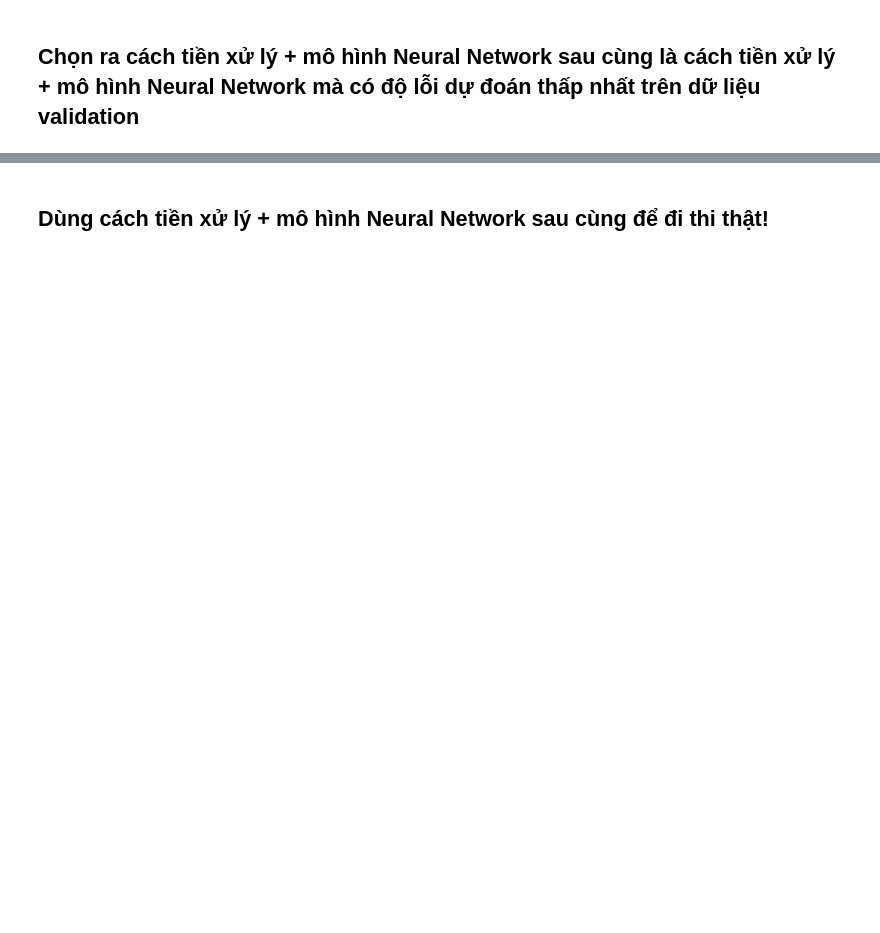
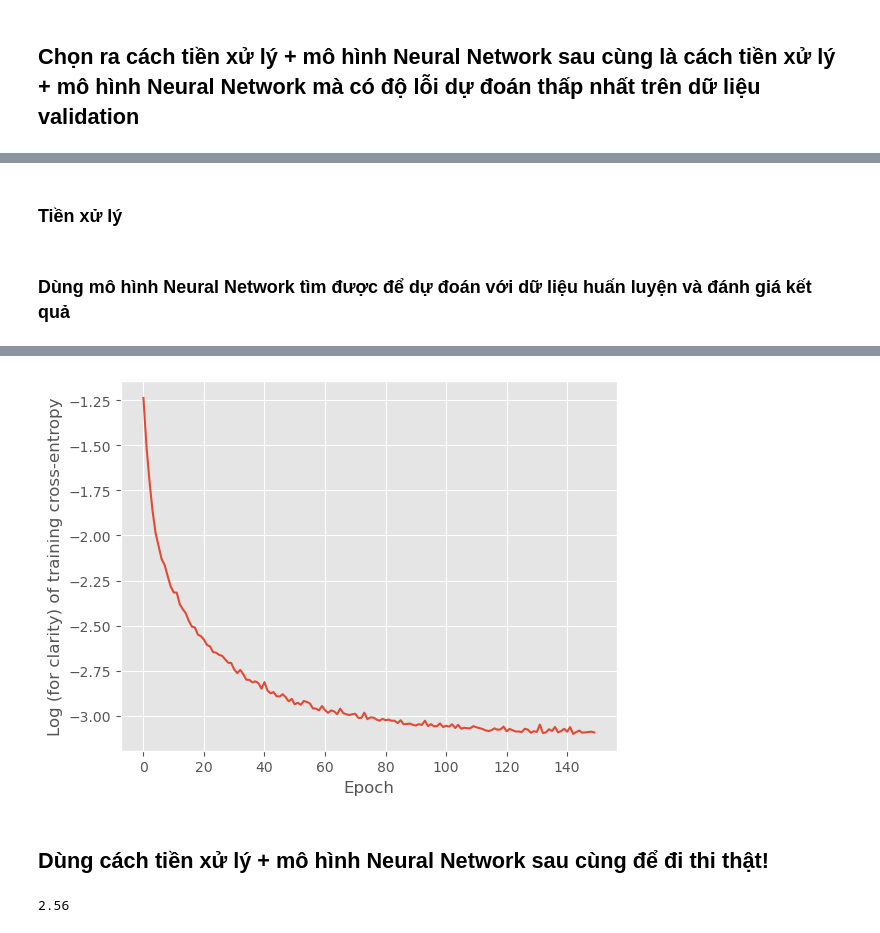
Before and after one commit to dungquach12/IntroML_HW4, a Jupyter notebook: HW4.ipynb, the cells around one changed output, grey strips where cells are left out. Drawn from its saved outputs; the diff is of its cells as text; code cells hidden in the pictures; blank space fills up the shorter version.

```diff
--- a/HW4.ipynb
+++ b/HW4.ipynb
@@ -526,0 +661,14 @@ Hai mục sau cùng ("Chọn ra cách tiền xử lý + mô hình Neural Network
+# %% [markdown]
+### Tiền xử lý
+# %% [markdown]
+### Dùng mô hình Neural Network tìm được để dự đoán với dữ liệu huấn luyện và đánh giá kết quả
+# %%
+%%time
+Ws_3, train_ces = train_nnet_2(
+    train_Z, train_y,
+    hid_layer_sizes=[50],
+    initial_Ws=None, mb_size=32, lr=0.2, max_epoch=150, max_norm=6)
+plt.plot(np.log(train_ces))
+plt.xlabel('Epoch')
+plt.ylabel('Log (for clarity) of training cross-entropy');
+# %% [output]
@@ -527,2 +677,10 @@ Hai mục sau cùng ("Chọn ra cách tiền xử lý + mô hình Neural Network
+[figure, added]
 # %% [markdown]
 ## Dùng cách tiền xử lý + mô hình Neural Network sau cùng để đi thi thật!
+# %%
+val_Z = add_ones(val_X)
+predicted_val_y = compute_nnet_output(Ws_3, val_Z, return_what='class')
+val_mbe = compute_mbe(predicted_val_y, val_y)
+val_mbe
+# %% [output]
+2.56
```
Also changed, not shown: parts of 10 cells of this notebook.
